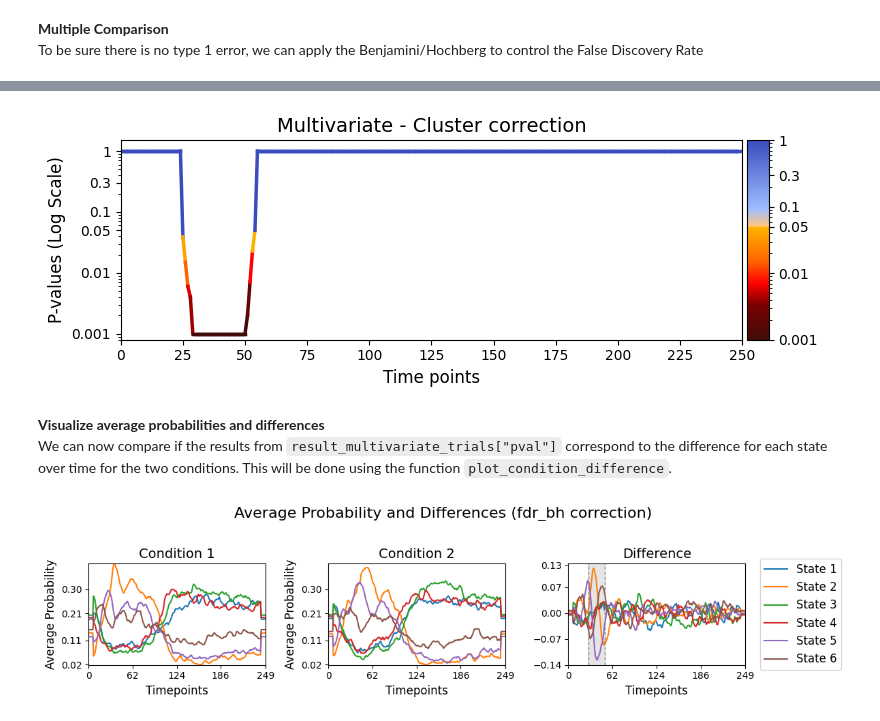
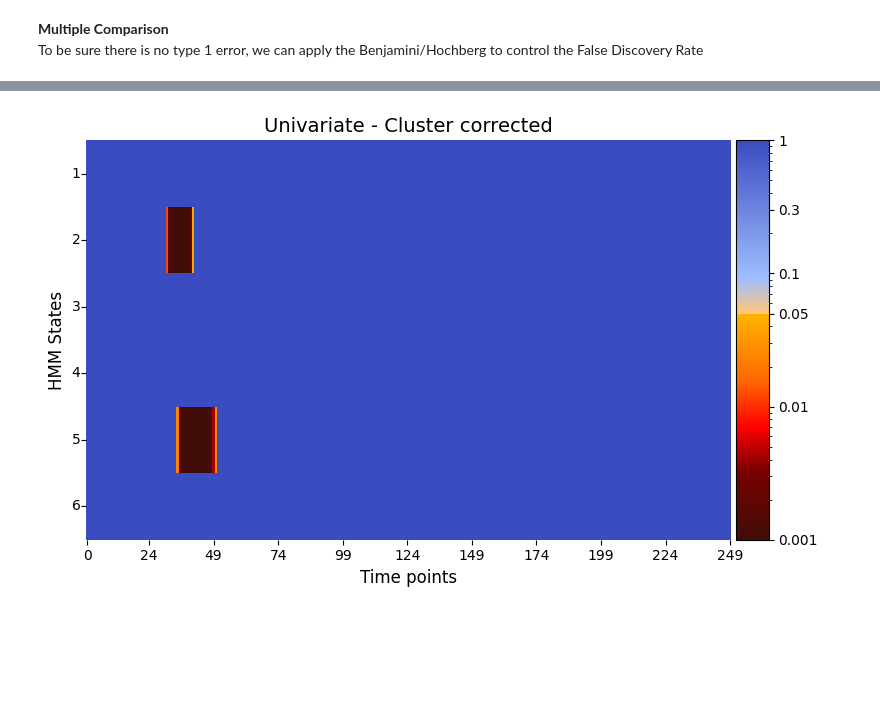
Before and after one commit to vidaurre/glhmm, a Jupyter notebook: docs/notebooks/Testing_across_trials_within_session.ipynb, the cells around one changed output, grey strips where cells are left out. Saved outputs shown, nothing was run; the diff lists cells and outputs as text; code cells hidden in the pictures; blank space fills up the shorter version.

````diff
--- a/docs/notebooks/Testing_across_trials_within_session.ipynb
+++ b/docs/notebooks/Testing_across_trials_within_session.ipynb
@@ -303,0 +95,16 @@
+# %%
+# Define the dimensions
+n_timepoints = 250
+n_trials = len(R_trials)
+n_features = Gamma.shape[1]
+
+# Reshape Gamma into a 3D array: timepoints × trials × features
+Gamma_epoch = statistics.reconstruct_concatenated_to_3D(
+    Gamma,
+    n_timepoints=n_timepoints,
+    n_entities=n_trials,
+    n_features=n_features
+)
+
+# Check the new shape
+print("Gamma_epoch shape:", Gamma_epoch.shape)  # Expected: (250, 1500, 6)
@@ -400,0 +299,10 @@ graphics.plot_p_values_over_time(result_multivariate_trials["pval"],
+# %%
+# Set the parameters for between-subject testing
+method = "univariate"
+Nnull_samples = 10_000 # Number of permutations (default = 1000)
+# Perform across-subject testing
+result_univariate =statistics.test_across_trials(D_data=Gamma_epoch,
+                                                R_data=R_trials,
+                                                idx_data=idx_trials_session,
+                                                method=method,
+                                                Nnull_samples=Nnull_samples)
@@ -418,24 +349,12 @@
 # %%
-pval_cluster =statistics.pval_cluster_based_correction(result_multivariate_trials)
+pval_cluster =statistics.pval_cluster_based_correction(result_univariate, individual_feature=True,)
 # Plot p-values
-graphics.plot_p_values_over_time(pval_cluster, title_text ="Multivariate - Cluster correction",
-                                 xlabel="Time points",
-                                 num_x_ticks=11)
+graphics.plot_p_value_matrix(pval_cluster.T,
+                             title_text ="Univariate - Cluster corrected",
+                             figsize=(8, 5),
+                             xlabel="Time points",
+                             ylabel="HMM States",
+                             annot=False,
+                             num_x_ticks=11)
 # %% [output]
-[figure, old version]
+[figure, new version]
-# %% [markdown]
-**Visualize average probabilities and differences**\
-We can now compare if the results from ```result_multivariate_trials["pval"]``` correspond to the difference for each state over time for the two conditions. This will be done using the function ```plot_condition_difference```.
-# %%
-# Detect the intervals of when there is a significant difference, will be highlighed
-alpha = 0.05
-intervals =statistics.detect_significant_intervals(pval_corrected, alpha)
-# Plot the average probability for each state over time for two conditions and their difference.
-graphics.plot_condition_difference(Gamma_epoch,
-                                   R_trials,
-                                   figsize=(12,3),
-                                   vertical_lines=intervals,
-                                   highlight_boxes=True,
-                                   title="Average Probability and Differences (fdr_bh correction)")
-# %% [output]
-[figure, removed]
````
Also changed, not shown: parts of 93 cells of this notebook, 15 other files.
